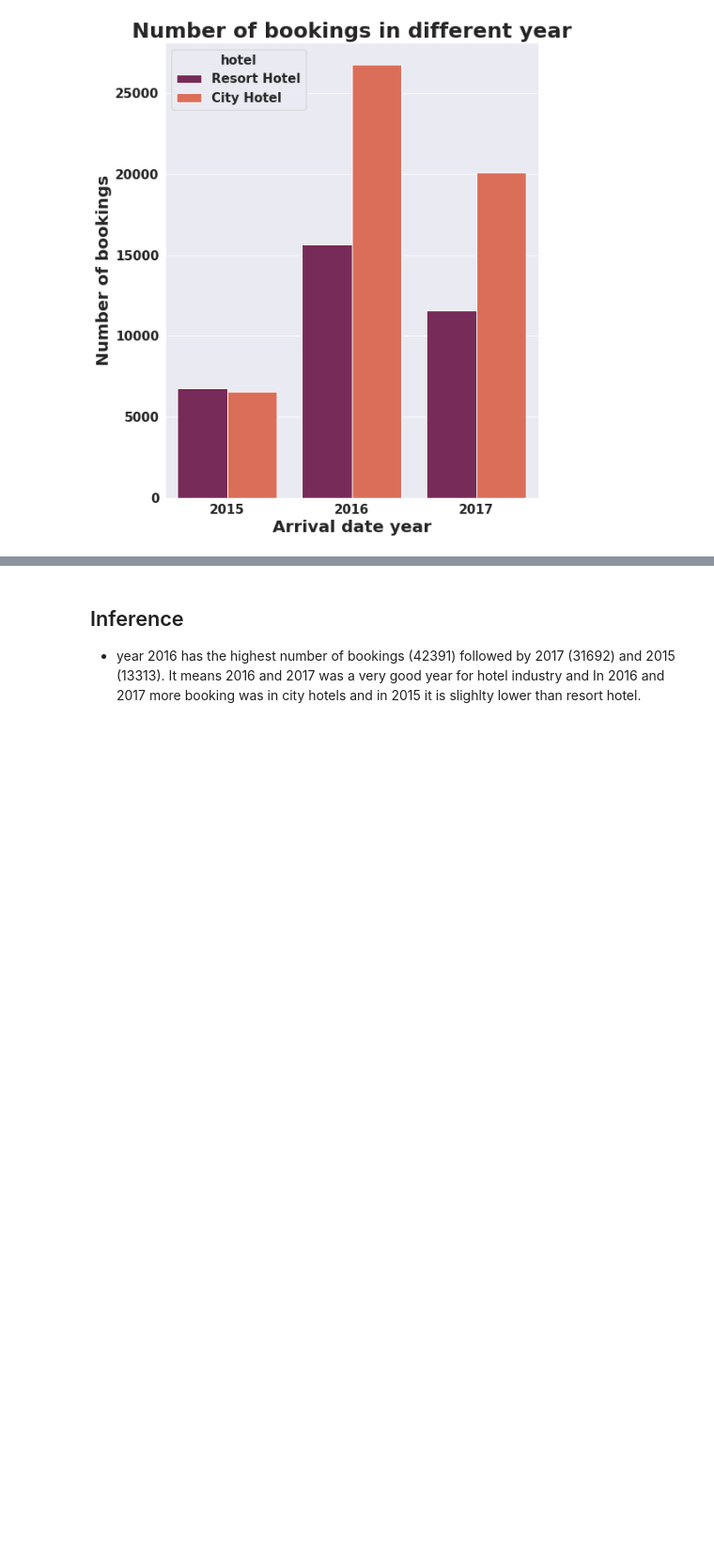
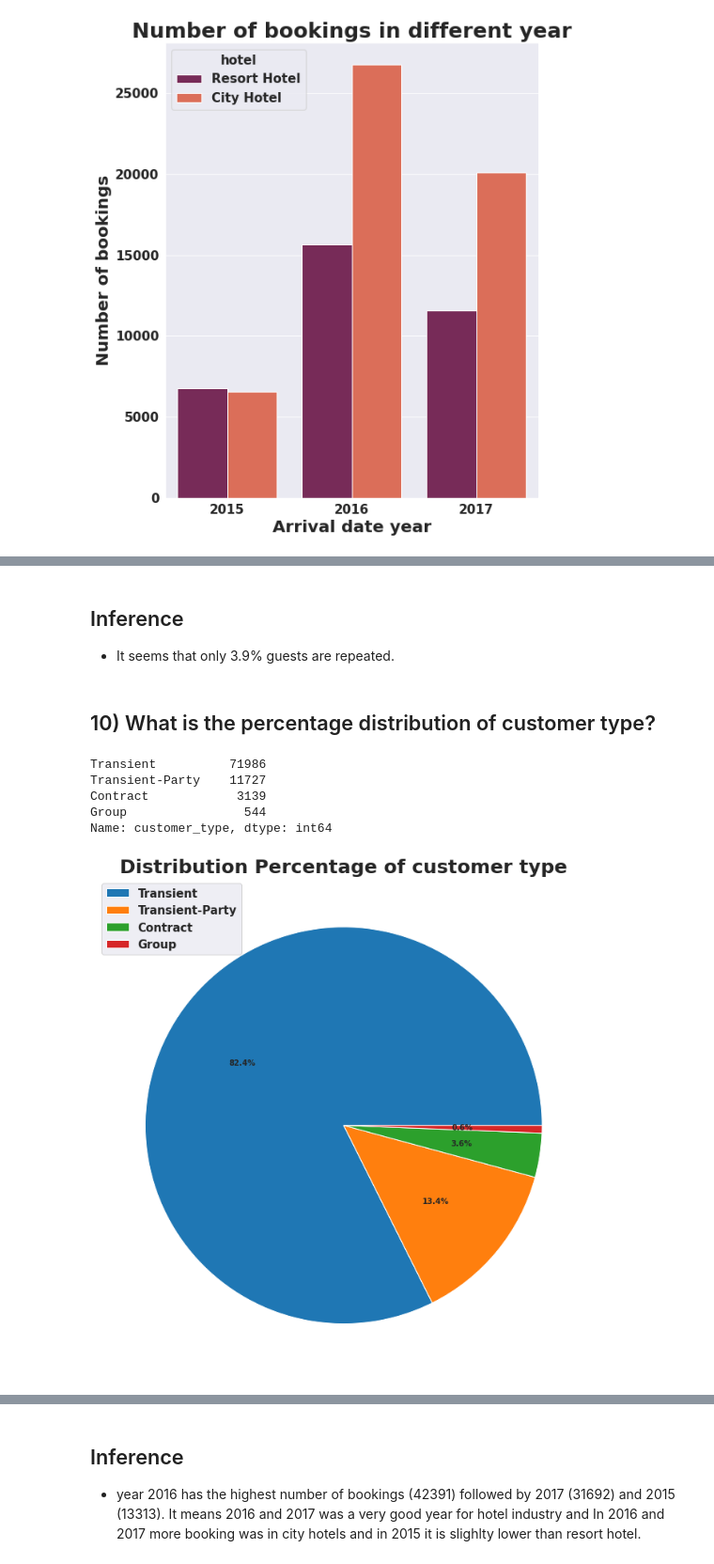
Before and after one commit to SaitejBhimnath/Exploratory-Data-Analysis-Capstone-Project-1, a Jupyter notebook: Hotel_Bookings_Analysis_Capstone_Project_1.ipynb, the cells around one changed output, grey strips where cells are left out. Shown at 94% size. Cells and saved outputs as stored; diff of their text form; code cells hidden in the pictures; blank space fills up the shorter version.

```diff
--- a/Hotel_Bookings_Analysis_Capstone_Project_1.ipynb
+++ b/Hotel_Bookings_Analysis_Capstone_Project_1.ipynb
@@ -533,0 +622,25 @@ plt.title('Number of bookings in different year');
+# %% [markdown]
+## Inference
+
+
+*   It seems that only 3.9% guests are repeated.
+# %% [markdown]
+## 10) What is the percentage distribution of customer type?
+# %%
+#check distribution of customer type
+df['customer_type'].value_counts()
+# %% [output]
+Transient          71986
+Transient-Party    11727
+Contract            3139
+Group                544
+Name: customer_type, dtype: int64
+# %%
+#plot distribution percentage of customer type
+plt.figure(figsize=(12,12))
+plt.pie(df['customer_type'].value_counts(),labels=None,autopct='%0.1f%%')
+plt.title('Distribution Percentage of customer type')
+legend = list(df['customer_type'].value_counts().keys())
+plt.legend(legend,loc='upper left');
+# %% [output]
+[figure, added]
```
Also changed, not shown: parts of 28 cells of this notebook.
